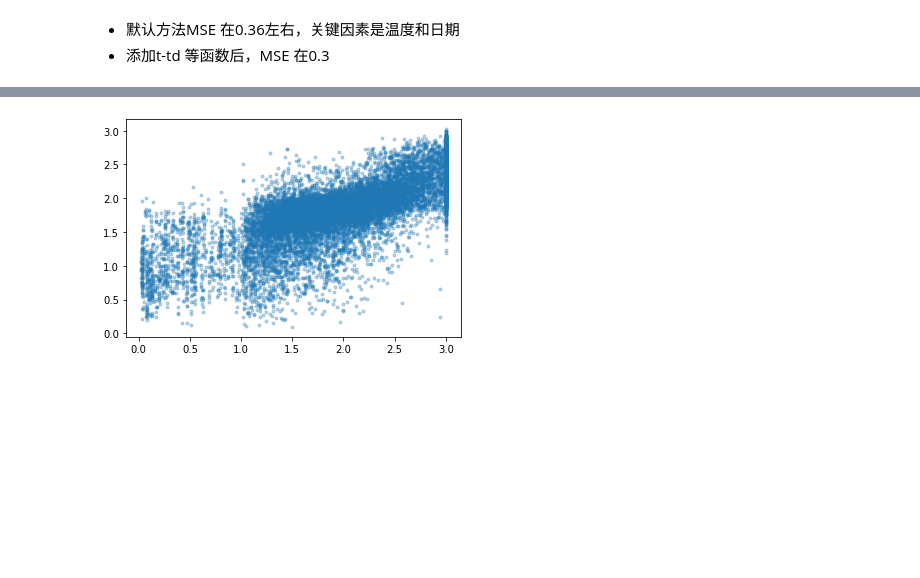
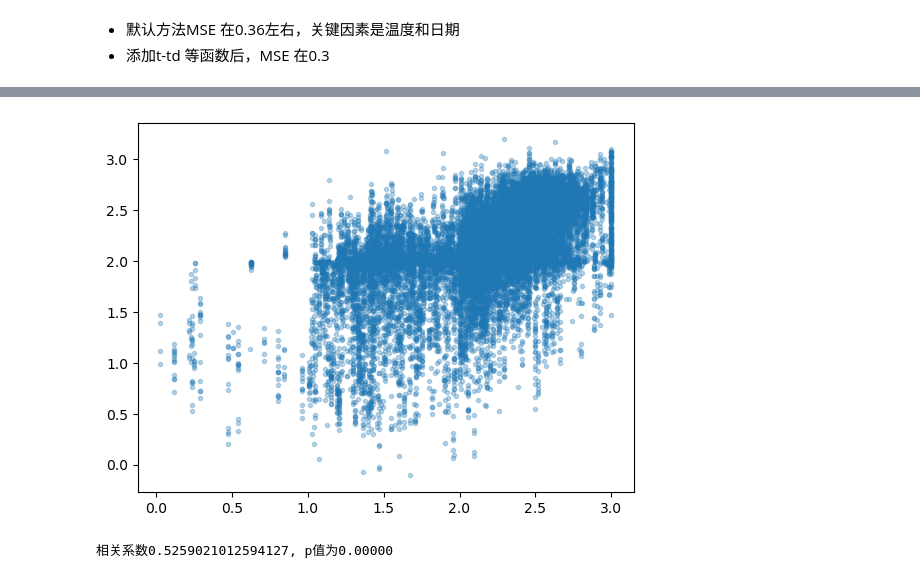
Before and after one commit to hanchyhill/python, a Jupyter notebook: seafog/src/tf2/sea_fog_reg_model_loss_customized.ipynb, the cells around one changed output, grey strips where cells are left out. Drawn from its saved outputs; the diff is of its cells as text; code cells hidden in the pictures; blank space fills up the shorter version.

```diff
--- a/seafog/src/tf2/sea_fog_reg_model_loss_customized.ipynb
+++ b/seafog/src/tf2/sea_fog_reg_model_loss_customized.ipynb
@@ -60,7 +56,8 @@ linear_vis(9000)
 # fog_dataset_hdf = "H:/github/python/seafog/data/collection/fog_dataset.hdf"
 # fog_dataset_hdf = "F:/github/pythonScript/seafog/data/collection/fog_dataset.hdf"
 # fog_dataset_hdf = "F:/github/pythonScript/seafog/data/collection/extend/fog_dataset_extend.hdf"
-fog_dataset_hdf = os.path.normpath(os.path.join(file_dir, './fullhour/fog_dataset_fulltime.hdf'))
+# fog_dataset_hdf = os.path.normpath(os.path.join(file_dir, './multi_level/fog_dataset_extend_multilevels.hdf'))
+fog_dataset_hdf = os.path.normpath(os.path.join(file_dir, './fullhour/fog_dataset_72h1_168h6_v2.hdf'))
 store_dataset = pd.HDFStore(fog_dataset_hdf, mode='r')
 print(store_dataset.keys())
 df_train = store_dataset.get('train')
@@ -70,20 +67,28 @@ df_test = store_dataset.get('test')
 # df_train.dropna(subset=['visi','v100','v10m','u100','u10m','t2mm','t2md','sstk','station_vis'],inplace=True)
 # df_valid.dropna(subset=['visi','v100','v10m','u100','u10m','t2mm','t2md','sstk','station_vis'],inplace=True)
 # df_test.dropna(subset=['visi','v100','v10m','u100','u10m','t2mm','t2md','sstk','station_vis'],inplace=True)
-x_columns = ['t_td', 'td_sst','t_sst','v100', 'v10m', 'u100', 'u10m', 't2mm', 't2md', 'sstk','year_sin','year_cos', 'day_sin', 'day_cos','fc_hour',]
+
 
 # x_columns = ['t_td', 'td_sst','t_sst','year_sin','year_cos', 'day_sin', 'day_cos','fc_hour',]
 df_train['t_td'] =  df_train['t2mm'] - df_train['t2md']
 df_train['td_sst'] =  df_train['t2md'] - df_train['sstk']
 df_train['t_sst'] =  df_train['t2mm'] - df_train['sstk']
+df_train['delta_theta'] = df_train['theta925'] - df_train['theta1000']
+df_train['delta_theta_e'] = df_train['theta_e925'] - df_train['theta_e1000']
 
 df_valid['t_td']   =  df_valid['t2mm'] - df_valid['t2md']
 df_valid['td_sst'] =  df_valid['t2md'] - df_valid['sstk']
 df_valid['t_sst']  =  df_valid['t2mm'] - df_valid['sstk']
+df_valid['delta_theta'] = df_valid['theta925'] - df_valid['theta1000']
+df_valid['delta_theta_e'] = df_valid['theta_e925'] - df_valid['theta_e1000']
 
 df_test['t_td']   =  df_test['t2mm'] - df_test['t2md']
 df_test['td_sst'] =  df_test['t2md'] - df_test['sstk']
 df_test['t_sst']  =  df_test['t2mm'] - df_test['sstk']
+df_test['delta_theta'] = df_test['theta925'] - df_test['theta1000']
+df_test['delta_theta_e'] = df_test['theta_e925'] - df_test['theta_e1000']
+
+x_columns = ['t_td', 'td_sst','t_sst','v100', 'v10m', 'u100', 'u10m', 't2mm', 't2md', 'sstk','year_sin','year_cos', 'day_sin', 'day_cos','fc_hour','delta_theta','delta_theta_e','theta_e925']
 
 df_train_x = df_train.loc[:, x_columns]
 df_train_y = df_train['station_vis_linear']
@@ -105,5 +110,19 @@ test_y = df_test_y.to_numpy()
 
 print(train_x.shape)
 print(train_y.shape)
+
+scaler = StandardScaler()
+train_x_scaled = scaler.fit_transform(train_x)
+test_x_scaled  = scaler.transform(test_x)
+valid_x_scaled = scaler.fit_transform(valid_x)
+
+
+keep_cols = ['t_td', 'td_sst','t_sst','year_sin','year_cos', 'day_sin', 'day_cos','delta_theta','delta_theta_e'] # 不需要标准化变量的参数
+
+for iColumn in keep_cols:
+    index = x_columns.index(iColumn)
+    train_x_scaled[:,index] = train_x[:,index]
+    valid_x_scaled[:,index] = valid_x[:,index]
+    test_x_scaled[:,index]  = test_x[:,index]
 # %% [output]
 ['/test', '/train', '/valid']
@@ -112,12 +130,0 @@ print(train_y.shape)
-# %%
-scaler = StandardScaler()
-train_x_scaled = scaler.fit_transform(train_x)
-valid_x_scaled = scaler.fit_transform(valid_x)
-test_x_scaled  = scaler.fit_transform(test_x)
-
-train_x_scaled[:,0:3] = train_x[:,0:3]
-train_x_scaled[:,-5:-1] = train_x[:,-5:-1]
-valid_x_scaled[:,0:3]   = valid_x[:,0:3]
-valid_x_scaled[:,-5:-1] = valid_x[:,-5:-1]
-test_x_scaled[:,0:3]    = test_x[:,0:3]
-test_x_scaled[:,-5:-1]  = test_x[:,-5:-1]
@@ -268,8 +275,11 @@ array([[0.94713175],
 # %%
 plt.plot(test_y, predictions,'.', alpha=0.3)
 plt.show()
+r,p = pearsonr(predictions[:,0],test_y)
+print(f'相关系数{r}, p值为{p:.5f}')
 # %% [output]
-[figure, old version]
+[figure, new version]
+相关系数0.5259021012594127, p值为0.00000
 # %%
 plt.plot(train_y,model(train_x_scaled).numpy(),'.', alpha=0.1)
 plt.show()
```
Also changed, not shown: parts of 12 cells of this notebook, 3 other files.
